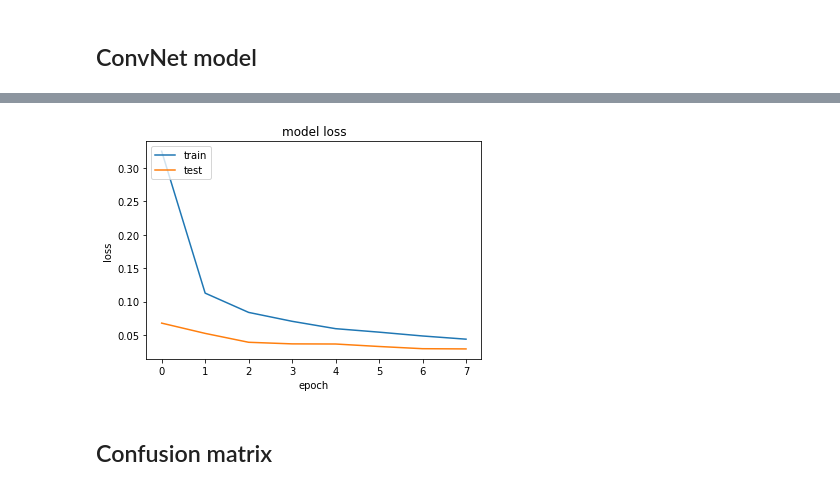
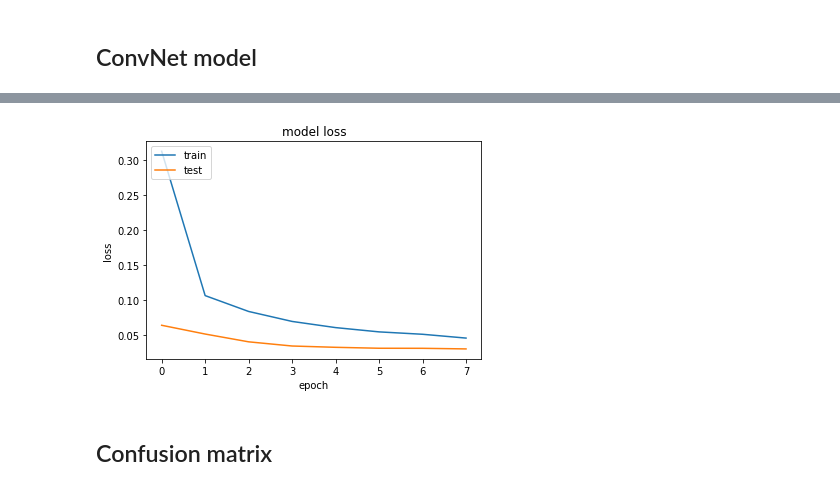
Before and after one commit to jhagelback/ml-sk, a Jupyter notebook: Keras/MNIST Keras.ipynb, the cells around one changed output, grey strips where cells are left out. Drawn from its saved outputs; the diff is of its cells as text; code cells hidden in the pictures.

```diff
--- a/Keras/MNIST Keras.ipynb
+++ b/Keras/MNIST Keras.ipynb
@@ -187,7 +185,7 @@ cnn_clf.add(Convolution2D(32, (3,3), input_shape=(28,28,1), activation="relu", p
 cnn_clf.add(MaxPooling2D(pool_size=(2,2))) # reduces size to 14x14
 cnn_clf.add(Dropout(0.3))
 # - second conv/pool
-cnn_clf.add(Convolution2D(32, (3,3), activation="relu", padding="same", kernel_initializer="normal"))
+cnn_clf.add(Convolution2D(32, (3,3), activation="relu", padding="same", kernel_initializer="he_uniform"))
 cnn_clf.add(MaxPooling2D(pool_size=(2,2))) # reduces size to 7x7
 cnn_clf.add(Dropout(0.3))
 # - fully connected
@@ -247,4 +244,4 @@ Time elapsed: 440.29 sec
-[figure, old version]
+[figure, new version]
 # %% [markdown]
 ## Confusion matrix
 # %%
```
Also changed, not shown: parts of 4 cells of this notebook.
